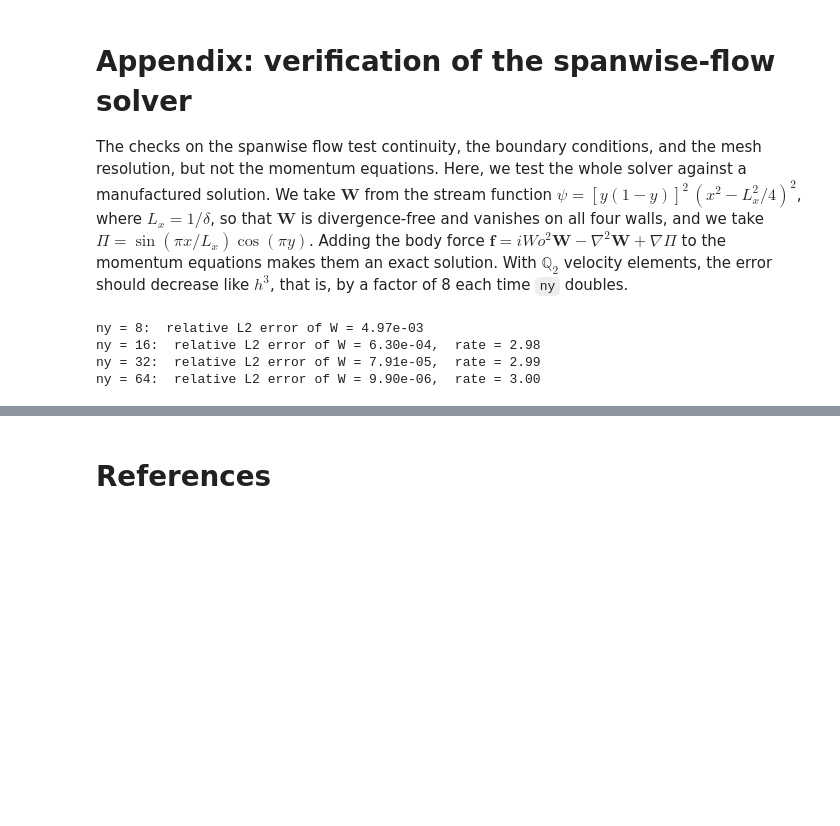
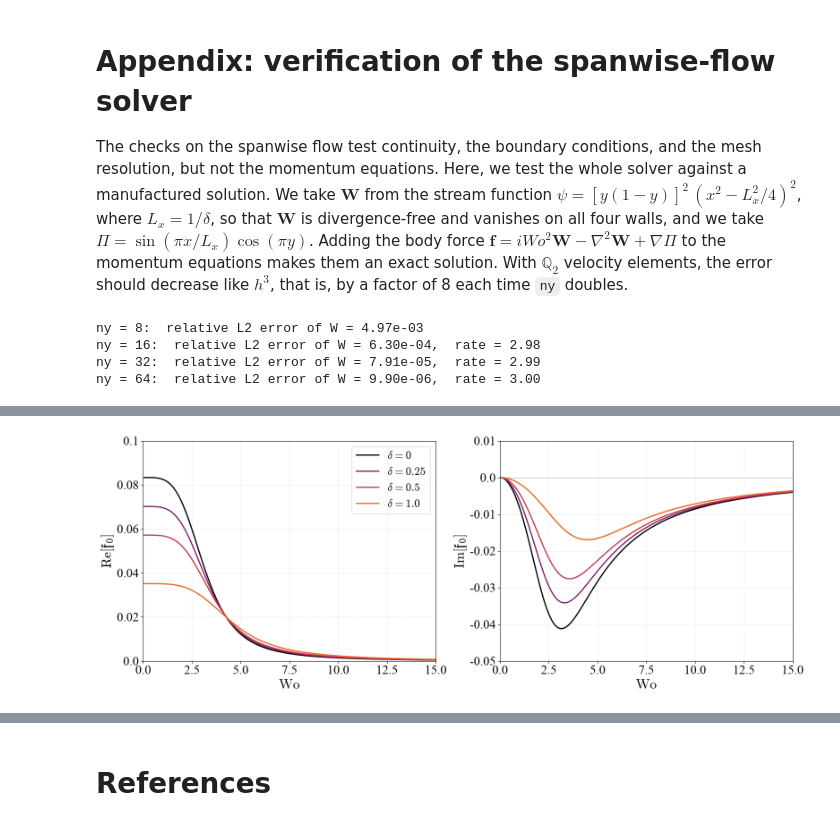
Before and after one commit to ichristov/soft-hydraulic-ale-fsi, a Jupyter notebook: theory_oscillatory/oscillatory_FSI_channel_RT_3D.ipynb, the cells around one changed output, grey strips where cells are left out. Cells and saved outputs as stored; diff of their text form; code cells hidden in the pictures; blank space fills up the shorter version.

```diff
--- a/theory_oscillatory/oscillatory_FSI_channel_RT_3D.ipynb
+++ b/theory_oscillatory/oscillatory_FSI_channel_RT_3D.ipynb
@@ -964,0 +1119,32 @@ ny = 64:  relative L2 error of W = 9.90e-06,  rate = 3.00
+# %%
+fs = size + 4
+fig, axs = plt.subplots(1, 2, figsize=(16, 6), sharex=True, tight_layout=True)
+part_labels = [r'$\mathrm{Re}[\mathfrak{f}_0]$', r'$\mathrm{Im}[\mathfrak{f}_0]$']
+for col, part in enumerate([np.real, np.imag]):
+    ax = axs[col]
+    ax.plot(Wo_vals_f, part(f0_sh), color='k', linewidth=2, label=r'$\delta = 0$')
+    for i, delta in enumerate(delta_vals):
+        ax.plot(Wo_vals_f, part(f0_d[i]), color=delta_colors[i], linewidth=2, label=fr'$\delta={delta}$')
+    ax.set_xlabel(r'$\mathrm{Wo}$', fontsize=fs)
+    ax.set_ylabel(part_labels[col], fontsize=fs)
+    ax.set_xlim(0, 15)
+    ax.grid(alpha=0.5, linestyle='dotted')
+    ax.axhline(0, color='gray', linewidth=0.5)
+    ax.tick_params(labelsize=fs - 2)
+axs[0].legend(fontsize=fs - 4)
+# font hack for tick labels when using LaTeX fonts
+for ax in axs:
+    xticks = ax.get_xticks()
+    ax.set_xticks(xticks)
+    ax.set_xticklabels([str(round(x, 4)) for x in xticks])
+    yticks = ax.get_yticks()
+    ax.set_yticks(yticks)
+    ax.set_yticklabels([str(round(y, 4)) for y in yticks])
+for ax in axs:
+    ax.set_xlim(0, 15)
+axs[0].set_ylim(bottom=0)
+plt.show()
+
+fig.savefig('f0_vs_Wo_RT_delta.pdf')
+# %% [output]
+[figure, added]
```
Also changed, not shown: parts of 26 cells of this notebook.
